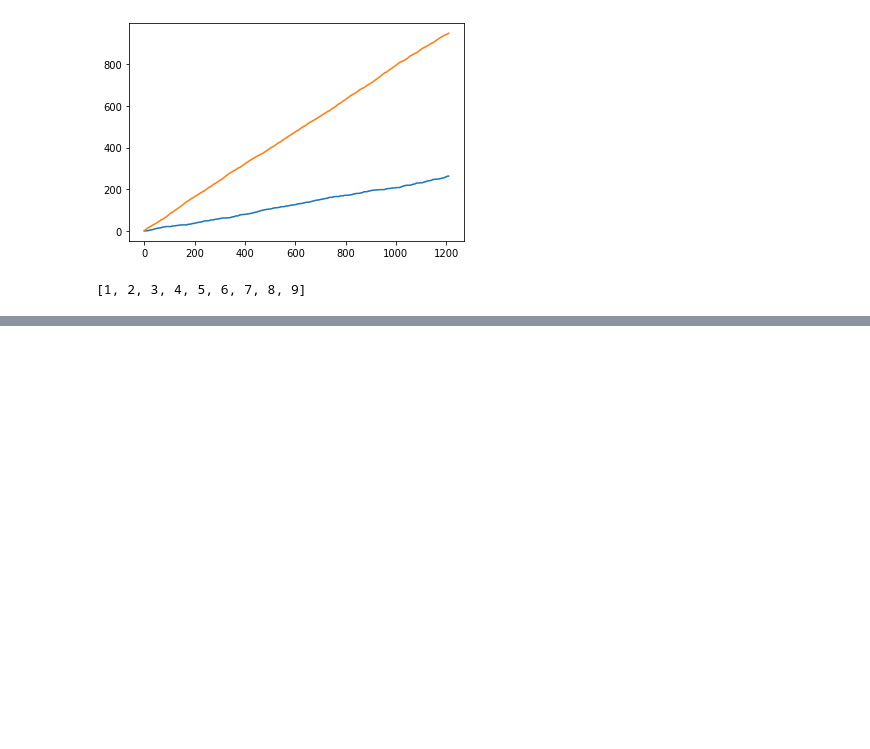
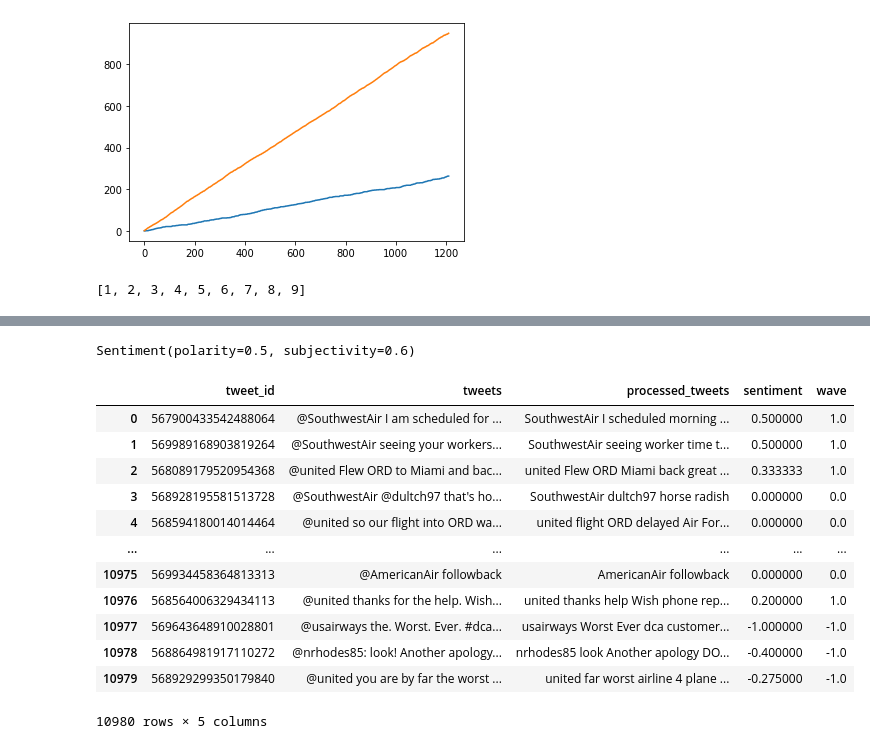
Before and after one commit to SinAustin/Twitter-Feeler, a Jupyter notebook: twittersentiment/datascience/dataframe and sentiment analysis.ipynb, the cells around one changed output, grey strips where cells are left out. Drawn from its saved outputs; the diff is of its cells as text; code cells hidden in the pictures; blank space fills up the shorter version.

```diff
--- a/twittersentiment/datascience/dataframe and sentiment analysis.ipynb
+++ b/twittersentiment/datascience/dataframe and sentiment analysis.ipynb
@@ -213,0 +303,5 @@ print([_ for _ in range(1,10)])
+# %%
+t = 'RT i love pie and cake'
+TextBlob(t).sentiment
+# %% [output]
+Sentiment(polarity=0.5, subjectivity=0.6)
@@ -213,0 +310,16 @@ print([_ for _ in range(1,10)])
+# %%
+df
+# %% [output]
+|  | tweet_id | tweets | processed_tweets | sentiment | wave |
+| 0 | 567900433542488064 | @SouthwestAir I am scheduled for ... | SouthwestAir I scheduled morning ... | 0.500000 | 1.0 |
+| 1 | 569989168903819264 | @SouthwestAir seeing your workers... | SouthwestAir seeing worker time t... | 0.500000 | 1.0 |
+| 2 | 568089179520954368 | @united Flew ORD to Miami and bac... | united Flew ORD Miami back great ... | 0.333333 | 1.0 |
+| 3 | 568928195581513728 | @SouthwestAir @dultch97 that's ho... | SouthwestAir dultch97 horse radish | 0.000000 | 0.0 |
+| 4 | 568594180014014464 | @united so our flight into ORD wa... | united flight ORD delayed Air For... | 0.000000 | 0.0 |
+| ... | ... | ... | ... | ... | ... |
+| 10975 | 569934458364813313 | @AmericanAir followback | AmericanAir followback | 0.000000 | 0.0 |
+| 10976 | 568564006329434113 | @united thanks for the help. Wish... | united thanks help Wish phone rep... | 0.200000 | 1.0 |
+| 10977 | 569643648910028801 | @usairways the. Worst. Ever. #dca... | usairways Worst Ever dca customer... | -1.000000 | -1.0 |
+| 10978 | 568864981917110272 | @nrhodes85: look! Another apology... | nrhodes85 look Another apology DO... | -0.400000 | -1.0 |
+| 10979 | 568929299350179840 | @united you are by far the worst ... | united far worst airline 4 plane ... | -0.275000 | -1.0 |
+10980 rows × 5 columns
```
Also changed, not shown: parts of 36 cells of this notebook, 6 other files.
